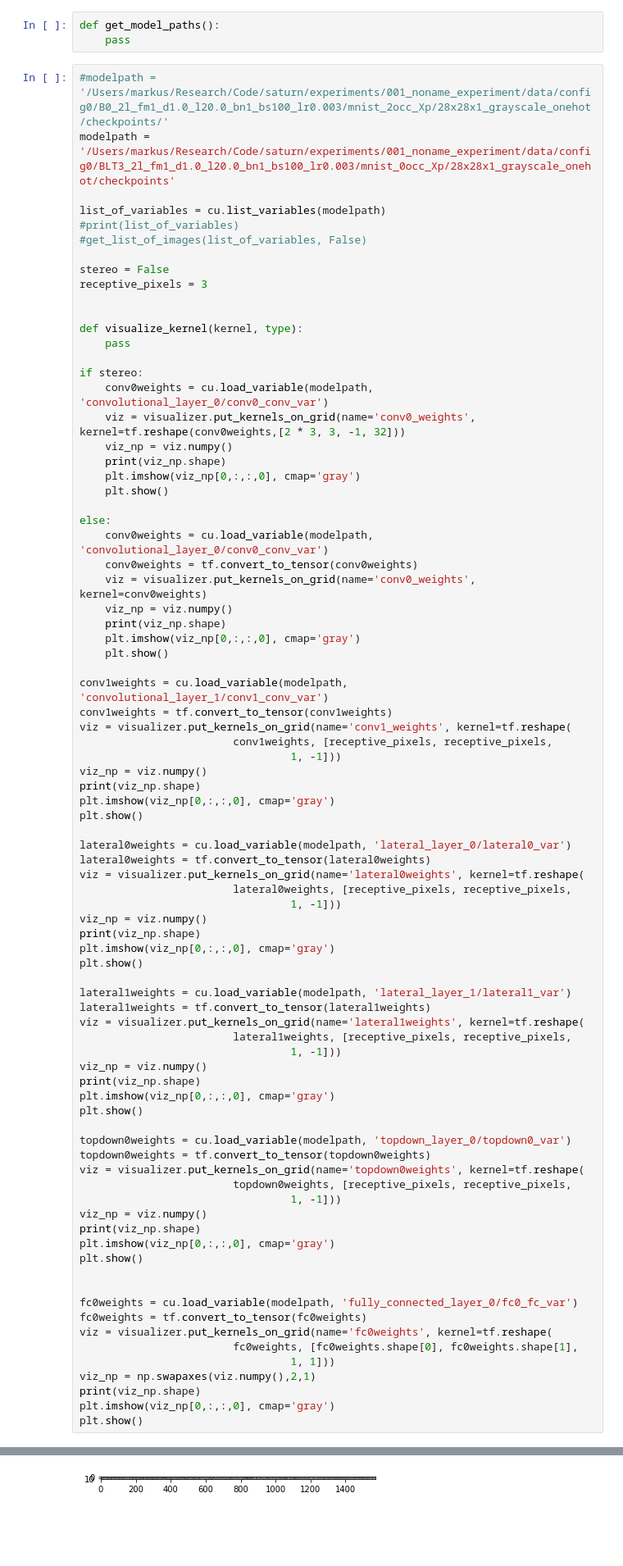
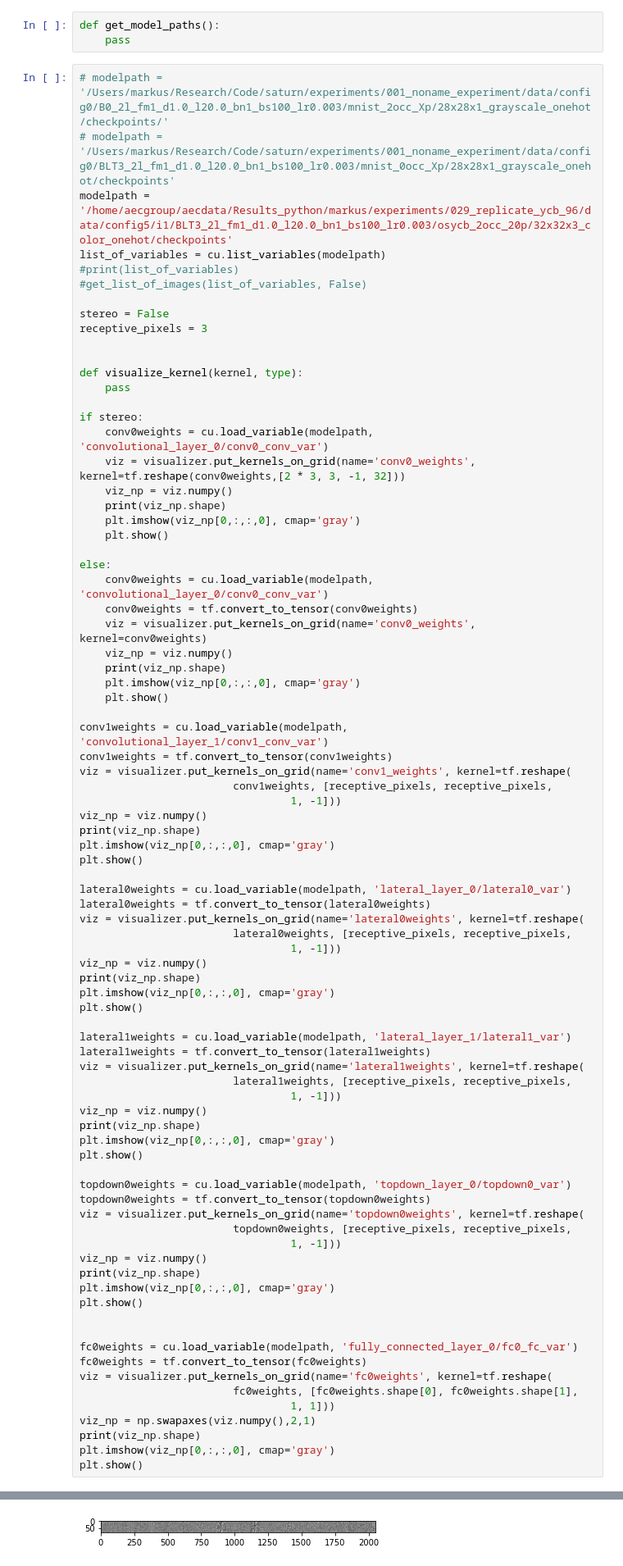
Before and after one commit to mrernst/CAR_flow, a Jupyter notebook: network_engine/utilities/investigator.ipynb, the cells around one changed output, grey strips where cells are left out. Shown at 82% size. Drawn from its saved outputs; the diff is of its cells as text; blank space fills up the shorter version.

Commit message:
experiments with real data

```diff
--- a/network_engine/utilities/investigator.ipynb
+++ b/network_engine/utilities/investigator.ipynb
@@ -267,9 +269,9 @@ def get_list_of_images(list_of_weights, stereo):
 def get_model_paths():
     pass
 # %%
-#modelpath = '/Users/markus/Research/Code/saturn/experiments/001_noname_experiment/data/config0/B0_2l_fm1_d1.0_l20.0_bn1_bs100_lr0.003/mnist_2occ_Xp/28x28x1_grayscale_onehot/checkpoints/'
-modelpath = '/Users/markus/Research/Code/saturn/experiments/001_noname_experiment/data/config0/BLT3_2l_fm1_d1.0_l20.0_bn1_bs100_lr0.003/mnist_0occ_Xp/28x28x1_grayscale_onehot/checkpoints'
-
+# modelpath = '/Users/markus/Research/Code/saturn/experiments/001_noname_experiment/data/config0/B0_2l_fm1_d1.0_l20.0_bn1_bs100_lr0.003/mnist_2occ_Xp/28x28x1_grayscale_onehot/checkpoints/'
+# modelpath = '/Users/markus/Research/Code/saturn/experiments/001_noname_experiment/data/config0/BLT3_2l_fm1_d1.0_l20.0_bn1_bs100_lr0.003/mnist_0occ_Xp/28x28x1_grayscale_onehot/checkpoints'
+modelpath = '/home/aecgroup/aecdata/Results_python/markus/experiments/029_replicate_ycb_96/data/config5/i1/BLT3_2l_fm1_d1.0_l20.0_bn1_bs100_lr0.003/osycb_2occ_20p/32x32x3_color_onehot/checkpoints'
 list_of_variables = cu.list_variables(modelpath)
 #print(list_of_variables)
 #get_list_of_images(list_of_variables, False)
@@ -370,4 +372,4 @@ Who would enter a prime number of filters
-[figure, old version]
+[figure, new version]
 # %%
 kernel_dict = {}
 
```
Also changed, not shown: parts of 14 cells of this notebook.
